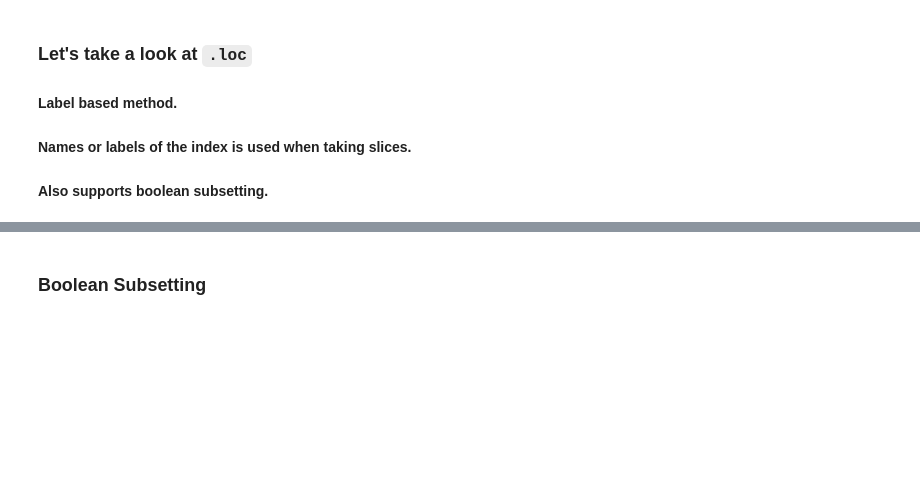
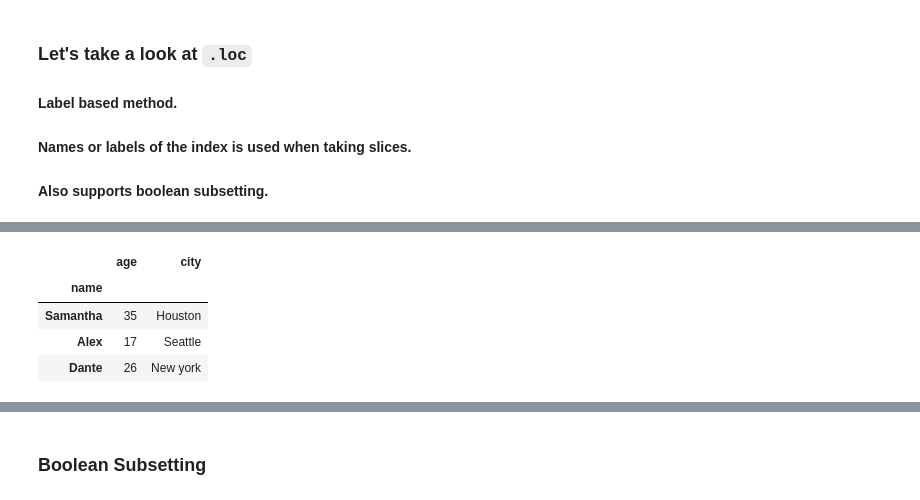
Before and after one commit to gywooo1/hbs-ds-060120, a Jupyter notebook: module-1/day-5-pandas-1/pandas-1.ipynb, the cells around one changed output, grey strips where cells are left out. Cells and saved outputs as stored; diff of their text form; code cells hidden in the pictures; blank space fills up the shorter version.

```diff
--- a/module-1/day-5-pandas-1/pandas-1.ipynb
+++ b/module-1/day-5-pandas-1/pandas-1.ipynb
@@ -426,5 +622,13 @@ students_df.loc[[0, 2], ['name', 'city']]
 # if index rearranged
 school_ids = ['5', '11', '3']
 students_df = pd.DataFrame(student_dict, index=school_ids)
+# %%
+students_df.reset_index().set_index('name')
+# %% [output]
+|  | age | city |
+| name |  |  |
+| Samantha | 35 | Houston |
+| Alex | 17 | Seattle |
+| Dante | 26 | New york |
 # %%
 students_df
```
Also changed, not shown: parts of 53 cells of this notebook.
